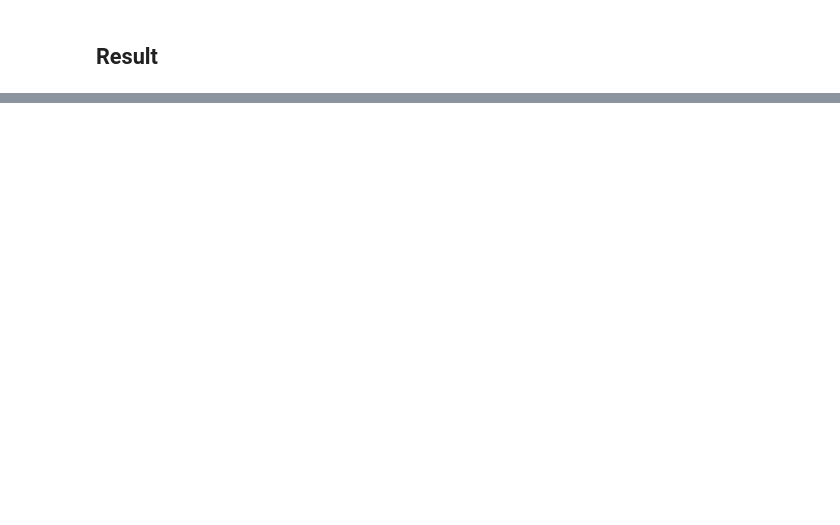
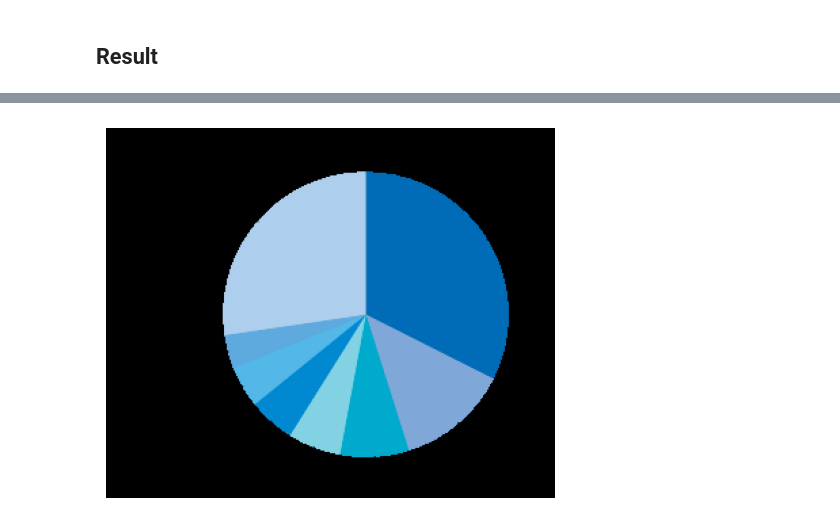
Before and after one commit to hoangziet/ChartInsight, a Jupyter notebook: testing/segmentation/inference.ipynb, the cells around one changed output, grey strips where cells are left out. Saved outputs shown, nothing was run; the diff lists cells and outputs as text; code cells hidden in the pictures; blank space fills up the shorter version.

```diff
--- a/testing/segmentation/inference.ipynb
+++ b/testing/segmentation/inference.ipynb
@@ -503,0 +508,7 @@ plt.show()
+# %%
+plt.figure()
+plt.imshow(img)
+plt.axis("off")
+plt.show()
+# %% [output]
+[figure, added]
```
Also changed, not shown: parts of 7 cells of this notebook, 36 other files.
